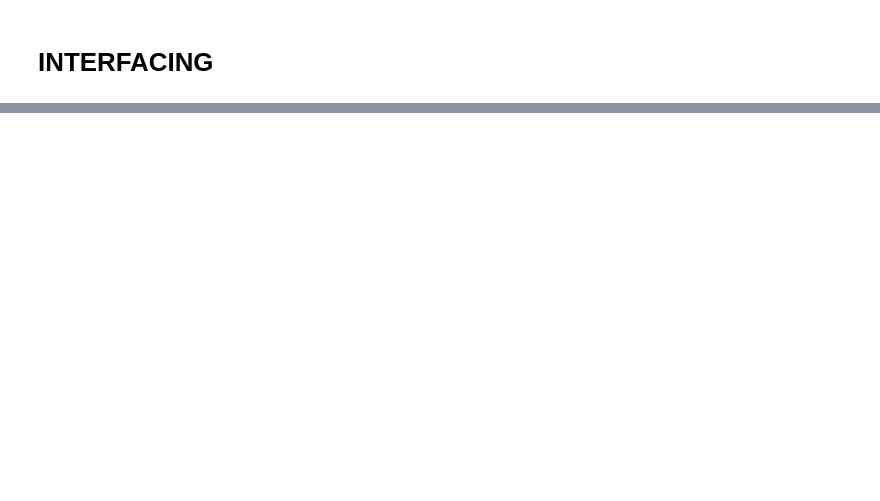
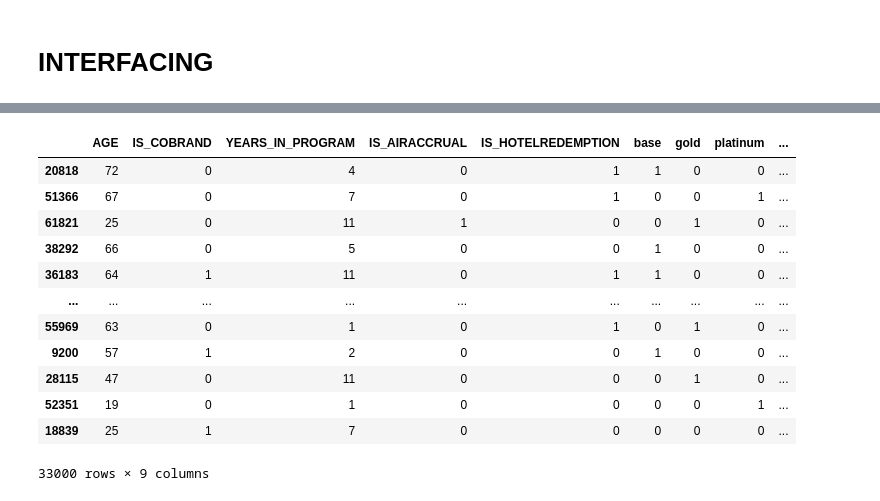
Before and after one commit to Noshitha/Airline_customer_churn, a Jupyter notebook: CustomerChurn_Airline.ipynb, the cells around one changed output, grey strips where cells are left out. Saved outputs shown, nothing was run; the diff lists cells and outputs as text; code cells hidden in the pictures; blank space fills up the shorter version.

```diff
--- a/CustomerChurn_Airline.ipynb
+++ b/CustomerChurn_Airline.ipynb
@@ -740,0 +801,16 @@ def predict_churn(age,cobrand,years,airaccural,hotel,sub):
+# %%
+X_test
+# %% [output]
+|  | AGE | IS_COBRAND | YEARS_IN_PROGRAM | IS_AIRACCRUAL | IS_HOTELREDEMPTION | base | gold | platinum | ... |
+| 20818 | 72 | 0 | 4 | 0 | 1 | 1 | 0 | 0 | ... |
+| 51366 | 67 | 0 | 7 | 0 | 1 | 0 | 0 | 1 | ... |
+| 61821 | 25 | 0 | 11 | 1 | 0 | 0 | 1 | 0 | ... |
+| 38292 | 66 | 0 | 5 | 0 | 0 | 1 | 0 | 0 | ... |
+| 36183 | 64 | 1 | 11 | 0 | 1 | 1 | 0 | 0 | ... |
+| ... | ... | ... | ... | ... | ... | ... | ... | ... | ... |
+| 55969 | 63 | 0 | 1 | 0 | 1 | 0 | 1 | 0 | ... |
+| 9200 | 57 | 1 | 2 | 0 | 0 | 1 | 0 | 0 | ... |
+| 28115 | 47 | 0 | 11 | 0 | 0 | 0 | 1 | 0 | ... |
+| 52351 | 19 | 0 | 1 | 0 | 0 | 0 | 0 | 1 | ... |
+| 18839 | 25 | 1 | 7 | 0 | 0 | 0 | 0 | 0 | ... |
+33000 rows × 9 columns
```
Also changed, not shown: parts of 25 cells of this notebook, 2 other files.
